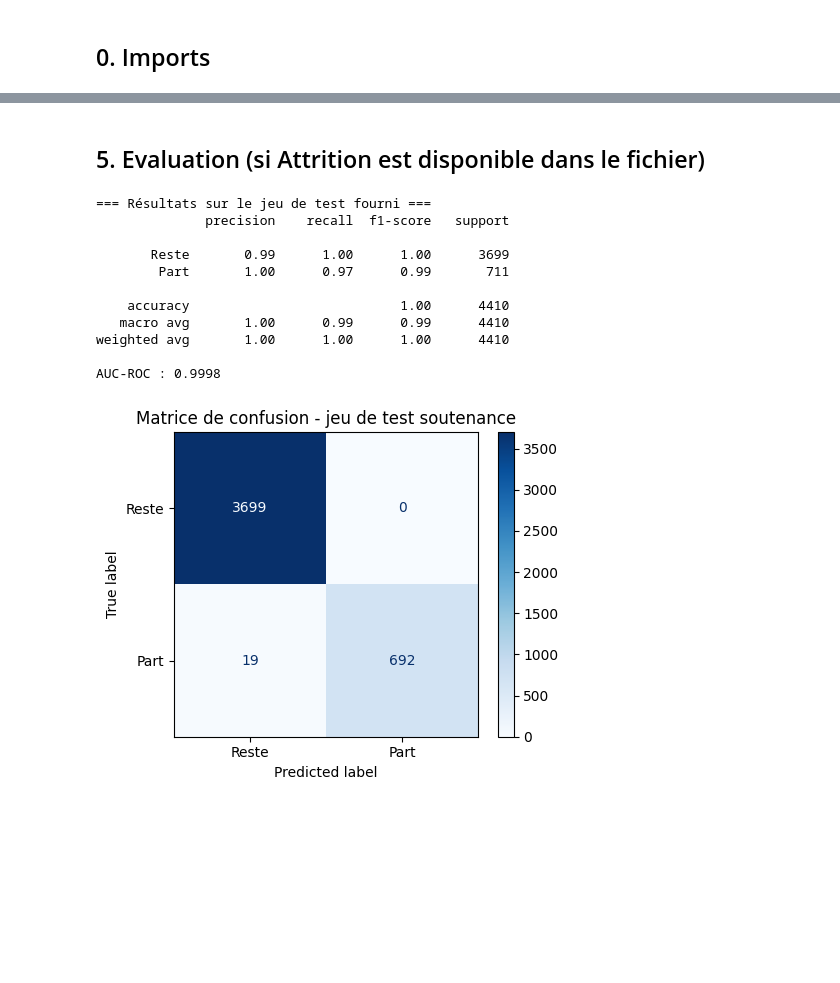
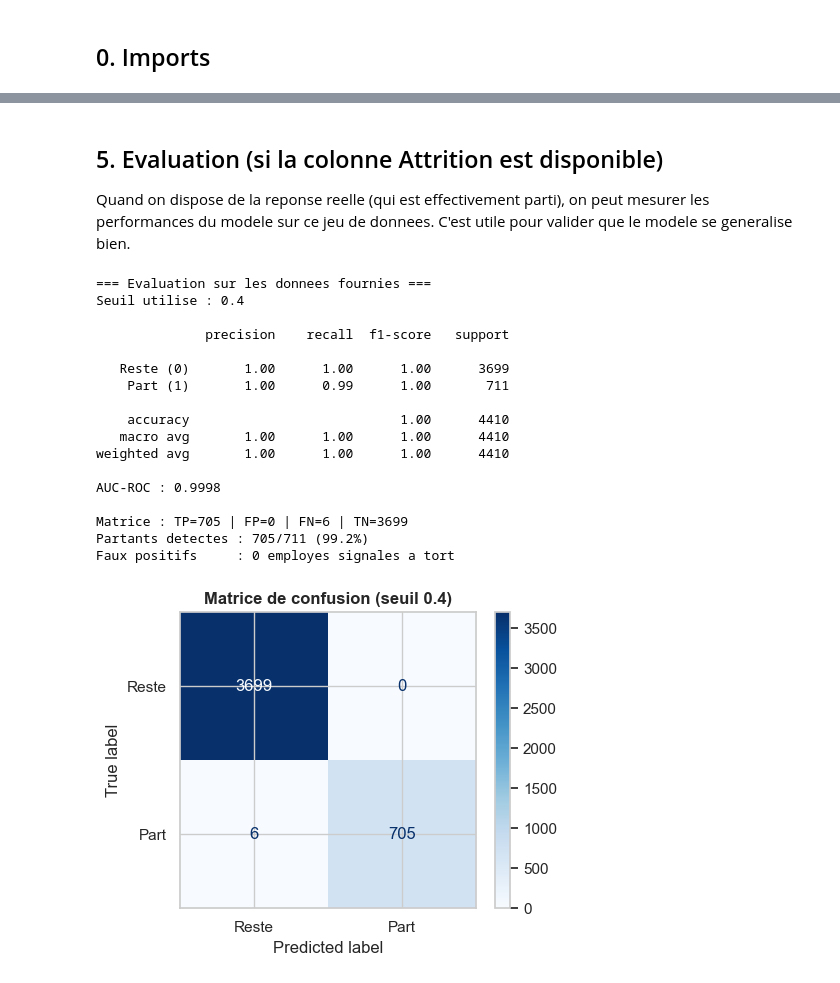
Before and after one commit to Nej-ma/A4-IA-HumanForYou, a Jupyter notebook: notebooks/05_prediction.ipynb, the cells around one changed output, grey strips where cells are left out. Saved outputs shown, nothing was run; the diff lists cells and outputs as text; code cells hidden in the pictures; blank space fills up the shorter version.

```diff
--- a/notebooks/05_prediction.ipynb
+++ b/notebooks/05_prediction.ipynb
@@ -36,12 +82,12 @@ Modifier les chemins ci-dessous pour pointer vers les nouveaux fichiers.
 # %%
 # ============================================================
-# MODIFIER ICI : chemins vers les nouveaux fichiers CSV
+# MODIFIER ICI pour de nouvelles donnees
 # ============================================================
-NEW_GENERAL  = "../data/raw/general_data.csv"           # remplacer par le nouveau fichier
-NEW_SURVEY   = "../data/raw/employee_survey_data.csv"   # remplacer par le nouveau fichier
-NEW_MANAGER  = "../data/raw/manager_survey_data.csv"    # remplacer par le nouveau fichier
-NEW_IN_TIME  = "../data/raw/in_time.csv"                # remplacer par le nouveau fichier
-NEW_OUT_TIME = "../data/raw/out_time.csv"               # remplacer par le nouveau fichier
+NEW_GENERAL  = RAW + "general_data.csv"
+NEW_SURVEY   = RAW + "employee_survey_data.csv"
+NEW_MANAGER  = RAW + "manager_survey_data.csv"
+NEW_IN_TIME  = RAW + "in_time.csv"
+NEW_OUT_TIME = RAW + "out_time.csv"
 # ============================================================
 
 general  = pd.read_csv(NEW_GENERAL)
@@ -50,11 +96,16 @@ manager  = pd.read_csv(NEW_MANAGER)
 in_time  = pd.read_csv(NEW_IN_TIME,  index_col=0)
 out_time = pd.read_csv(NEW_OUT_TIME, index_col=0)
 
+# Sauvegarder la cible si elle existe (pour evaluation)
+has_target = "Attrition" in general.columns
+if has_target:
+    y_true = (general["Attrition"] == "Yes").astype(int)
+
 print(f"general  : {general.shape}")
 print(f"survey   : {survey.shape}")
 print(f"manager  : {manager.shape}")
-print(f"in_time  : {in_time.shape}")
-print(f"out_time : {out_time.shape}")
+print(f"badgeage : {in_time.shape[1]} jours de pointage")
+print(f"Colonne Attrition presente : {has_target} -> {'evaluation possible' if has_target else 'pas d evaluation'}")
 # %% [output]
 general  : (4410, 24)
 survey   : (4410, 4)
@@ -173,37 +240,50 @@ Prédits comme partants     : 692 (15.7%)
 # %% [markdown]
-## 5. Evaluation (si Attrition est disponible dans le fichier)
+## 5. Evaluation (si la colonne Attrition est disponible)
+
+Quand on dispose de la reponse reelle (qui est effectivement parti), on peut mesurer les performances du modele sur ce jeu de donnees. C'est utile pour valider que le modele se generalise bien.
 # %%
 if has_target:
-    from sklearn.metrics import classification_report, roc_auc_score, ConfusionMatrixDisplay
-    import matplotlib.pyplot as plt
+    print("=== Evaluation sur les donnees fournies ===")
+    print(f"Seuil utilise : {SEUIL_OPTIMAL}")
+    print()
+    print(classification_report(y_true, y_pred, target_names=["Reste (0)", "Part (1)"]))
+    print(f"AUC-ROC : {roc_auc_score(y_true, y_proba):.4f}")
 
-    print("=== Résultats sur le jeu de test fourni ===")
-    print(classification_report(y_true, y_pred, target_names=["Reste", "Part"]))
-    print(f"AUC-ROC : {roc_auc_score(y_true, y_proba):.4f}")
+    tn, fp, fn, tp = __import__('sklearn.metrics', fromlist=['confusion_matrix']).confusion_matrix(y_true, y_pred).ravel()
+    print(f"\nMatrice : TP={tp} | FP={fp} | FN={fn} | TN={tn}")
+    print(f"Partants detectes : {tp}/{tp+fn} ({tp/(tp+fn)*100:.1f}%)")
+    print(f"Faux positifs     : {fp} employes signales a tort")
 
     fig, ax = plt.subplots(figsize=(5, 4))
     ConfusionMatrixDisplay.from_predictions(
         y_true, y_pred,
         display_labels=["Reste", "Part"],
         cmap="Blues", ax=ax
     )
-    plt.title("Matrice de confusion - jeu de test soutenance")
+    ax.set_title(f"Matrice de confusion (seuil {SEUIL_OPTIMAL})", fontweight="bold")
     plt.tight_layout()
+    plt.savefig(OUT + "confusion_prediction.png", bbox_inches="tight")
     plt.show()
 else:
-    print("Pas de colonne Attrition dans le jeu de test -> pas d'évaluation possible.")
-    print("Les prédictions sont disponibles dans le tableau ci-dessus.")
+    print("Pas de colonne Attrition dans les donnees -> pas d evaluation.")
+    print("Les scores de risque sont disponibles dans le tableau ci-dessus.")
 # %% [output]
-=== Résultats sur le jeu de test fourni ===
+=== Evaluation sur les donnees fournies ===
+Seuil utilise : 0.4
+
               precision    recall  f1-score   support
 
-       Reste       0.99      1.00      1.00      3699
-        Part       1.00      0.97      0.99       711
+   Reste (0)       1.00      1.00      1.00      3699
+    Part (1)       1.00      0.99      1.00       711
 
     accuracy                           1.00      4410
-   macro avg       1.00      0.99      0.99      4410
+   macro avg       1.00      1.00      1.00      4410
 weighted avg       1.00      1.00      1.00      4410
 
 AUC-ROC : 0.9998
+
+Matrice : TP=705 | FP=0 | FN=6 | TN=3699
+Partants detectes : 705/711 (99.2%)
+Faux positifs     : 0 employes signales a tort
-[figure, old version]
+[figure, new version]
 # %% [markdown]
```
Also changed, not shown: parts of 12 cells of this notebook.
